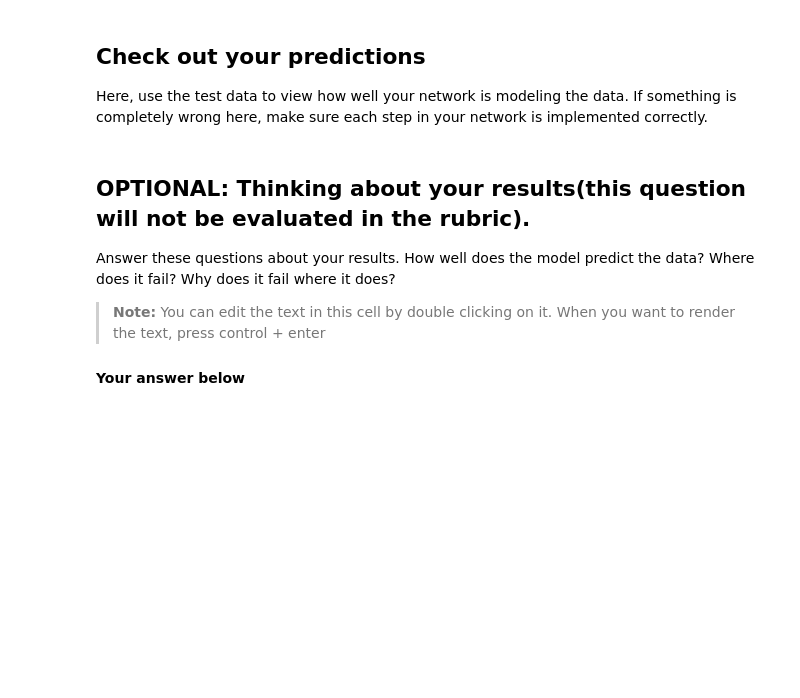
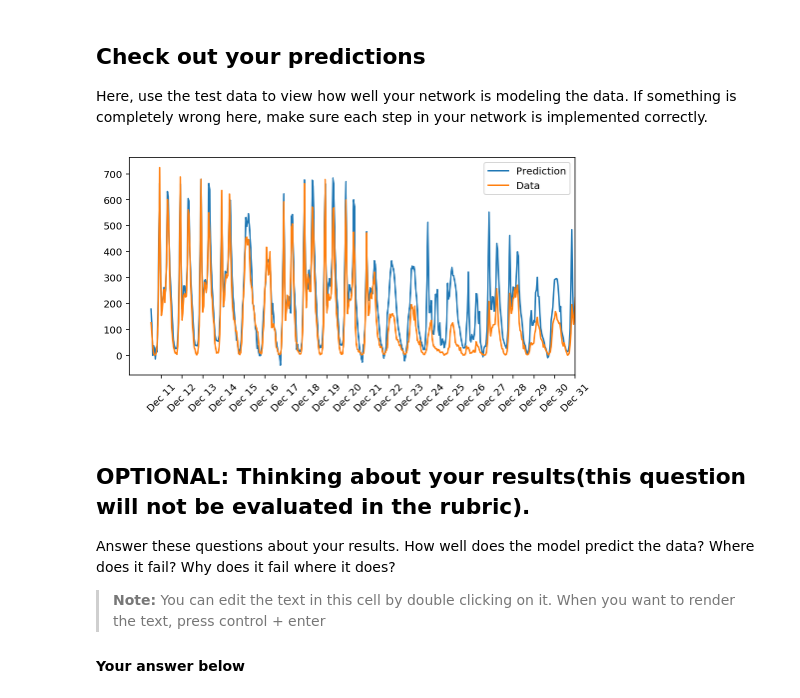
Before and after one commit to zjy760401/First-Neural-Network, a Jupyter notebook: Your_first_neural_network.ipynb, the cells around one changed output. Drawn from its saved outputs; the diff is of its cells as text; code cells hidden in the pictures; blank space fills up the shorter version.

```diff
--- a/Your_first_neural_network.ipynb
+++ b/Your_first_neural_network.ipynb
@@ -293,28 +278,40 @@ np.random.seed(42)
 # %%
+import sys
+import datetime
+
+### Set the hyperparameters here ###
+iterations = 81250
+learning_rate = 0.04
+hidden_nodes = 10
+output_nodes = 1
+
+
+np.random.seed(4659)
+N_i = train_features.shape[1]
+network = NeuralNetwork(N_i, hidden_nodes, output_nodes, learning_rate)
 
 losses = {'train':[], 'validation':[]}
-train_loss = 1.0
 
-from datetime import datetime
-print(str(datetime.now()) + "  ............Start")
-iterations = 0
-while train_loss>0.05:
+print(datetime.datetime.now())
+for ii in range(iterations):
     # Go through a random batch of 128 records from the training data set
     batch = np.random.choice(train_features.index, size=128)
-    X, y = train_features.iloc[batch].values, train_targets.iloc[batch]['cnt']
+    X, y = train_features.loc[batch].values, train_targets.loc[batch]['cnt']
 
     network.train(X, y)
-    iterations = iterations + 1
+
     # Printing out the training progress
     train_loss = MSE(network.run(train_features).T, train_targets['cnt'].values)
     val_loss = MSE(network.run(val_features).T, val_targets['cnt'].values)
-    sys.stdout.write("\rIterations: " + str(iterations) \
-                     + " ... Training loss: " + str(train_loss)[:8] \
-                     + " ... Validation loss: " + str(val_loss)[:8])
+    sys.stdout.write("\rProgress: {:2.1f}".format(100 * ii/float(iterations)) \
+                     + "% ... Training loss: " + str(train_loss)[:8] \
+                     + " ... Validation loss: " + str(val_loss)[:8] \
+                     + " ... rate: " + str(train_loss/val_loss)[:8])
+
     sys.stdout.flush()
 
     losses['train'].append(train_loss)
     losses['validation'].append(val_loss)
 
-print("\n" + str(datetime.now()) + "  ...........Done")
+print("\n" + str(datetime.datetime.now()))
 # %% [output]
@@ -332,17 +332,19 @@ Here, use the test data to view how well your network is modeling the data. If s
 # %%
 fig, ax = plt.subplots(figsize=(8,4))
 
 mean, std = scaled_features['cnt']
 predictions = network.run(test_features).T*std + mean
 ax.plot(predictions[0], label='Prediction')
 ax.plot((test_targets['cnt']*std + mean).values, label='Data')
 ax.set_xlim(right=len(predictions))
 ax.legend()
 
-dates = pd.to_datetime(rides.iloc[test_data.index]['dteday'])
+dates = pd.to_datetime(rides.loc[test_data.index]['dteday'])
 dates = dates.apply(lambda d: d.strftime('%b %d'))
 ax.set_xticks(np.arange(len(dates))[12::24])
 _ = ax.set_xticklabels(dates[12::24], rotation=45)
+# %% [output]
+[figure, added]
 # %% [markdown]
 ## OPTIONAL: Thinking about your results(this question will not be evaluated in the rubric).
 
```
Also changed, not shown: parts of 6 cells of this notebook, 1 other file.
